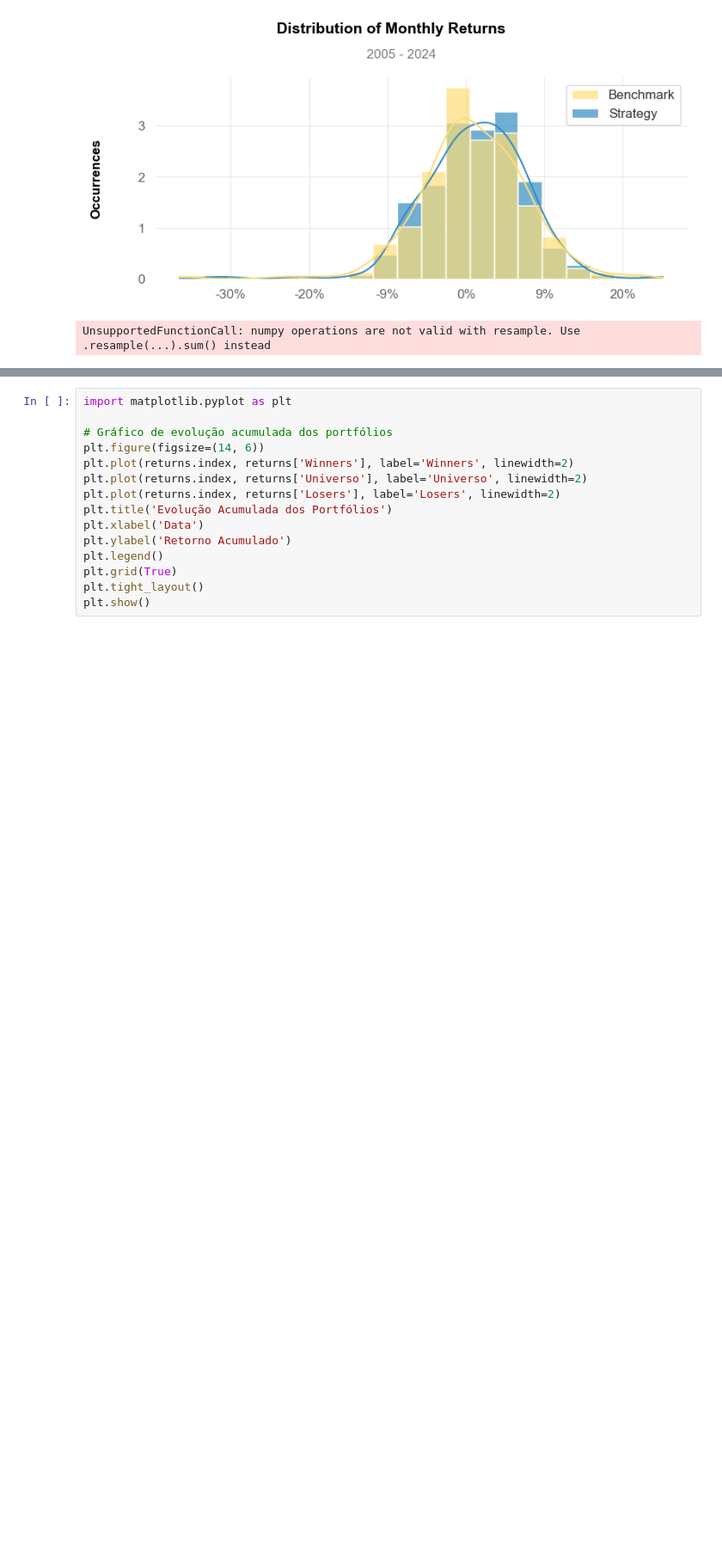
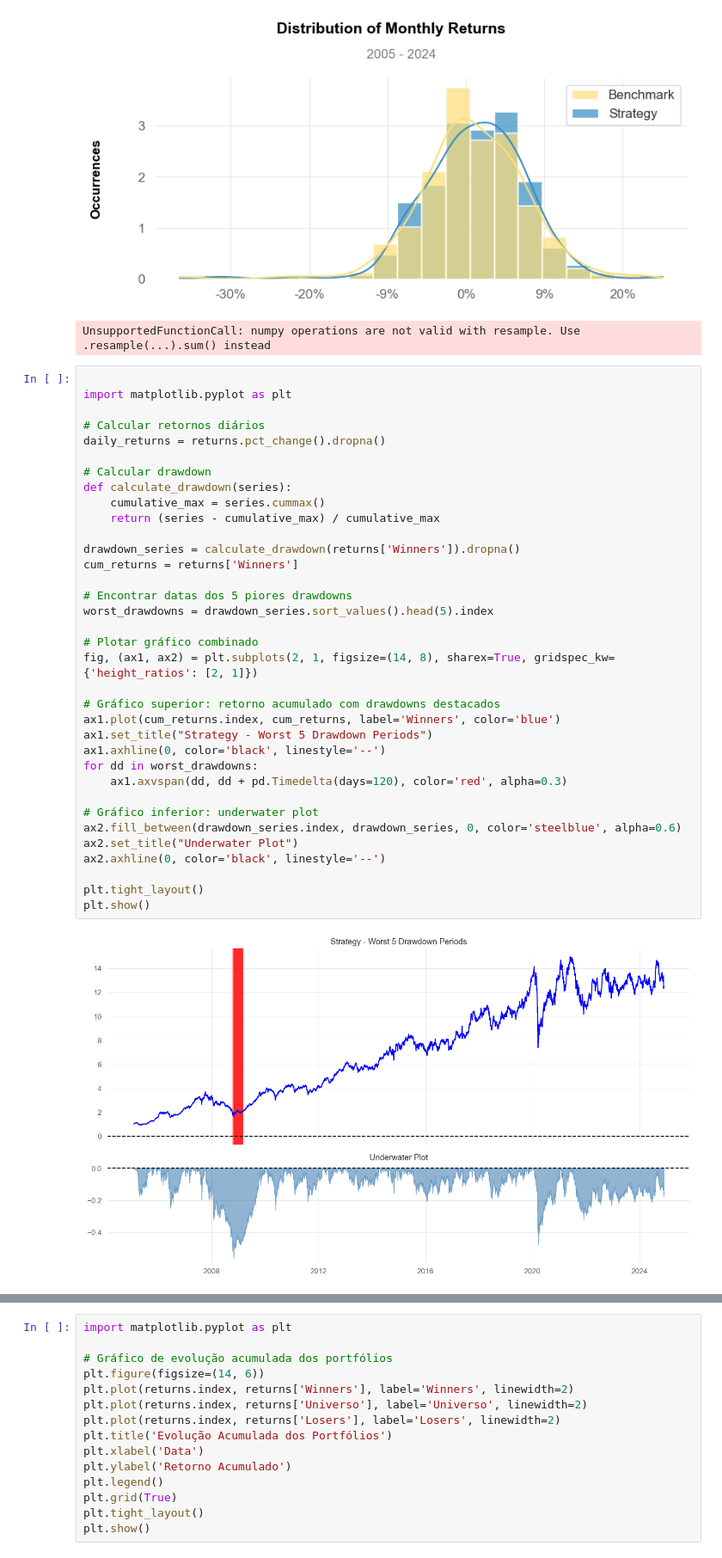
Before and after one commit to fefebiru/IQF-Grupo2, a Jupyter notebook: teste1_copy.ipynb, the cells around one changed output, grey strips where cells are left out. Shown at 86% size. Drawn from its saved outputs; the diff is of its cells as text; blank space fills up the shorter version.

```diff
--- a/teste1_copy.ipynb
+++ b/teste1_copy.ipynb
@@ -369,3 +369,40 @@ Strategy Visualization
 [figure]
 [figure]
 UnsupportedFunctionCall: numpy operations are not valid with resample. Use .resample(...).sum() instead
+# %%
+
+import matplotlib.pyplot as plt
+
+# Calcular retornos diários
+daily_returns = returns.pct_change().dropna()
+
+# Calcular drawdown
+def calculate_drawdown(series):
+    cumulative_max = series.cummax()
+    return (series - cumulative_max) / cumulative_max
+
+drawdown_series = calculate_drawdown(returns['Winners']).dropna()
+cum_returns = returns['Winners']
+
+# Encontrar datas dos 5 piores drawdowns
+worst_drawdowns = drawdown_series.sort_values().head(5).index
+
+# Plotar gráfico combinado
+fig, (ax1, ax2) = plt.subplots(2, 1, figsize=(14, 8), sharex=True, gridspec_kw={'height_ratios': [2, 1]})
+
+# Gráfico superior: retorno acumulado com drawdowns destacados
+ax1.plot(cum_returns.index, cum_returns, label='Winners', color='blue')
+ax1.set_title("Strategy - Worst 5 Drawdown Periods")
+ax1.axhline(0, color='black', linestyle='--')
+for dd in worst_drawdowns:
+    ax1.axvspan(dd, dd + pd.Timedelta(days=120), color='red', alpha=0.3)
+
+# Gráfico inferior: underwater plot
+ax2.fill_between(drawdown_series.index, drawdown_series, 0, color='steelblue', alpha=0.6)
+ax2.set_title("Underwater Plot")
+ax2.axhline(0, color='black', linestyle='--')
+
+plt.tight_layout()
+plt.show()
+# %% [output]
+[figure, added]
```
Also changed, not shown: parts of 8 cells of this notebook, 1 other file.
